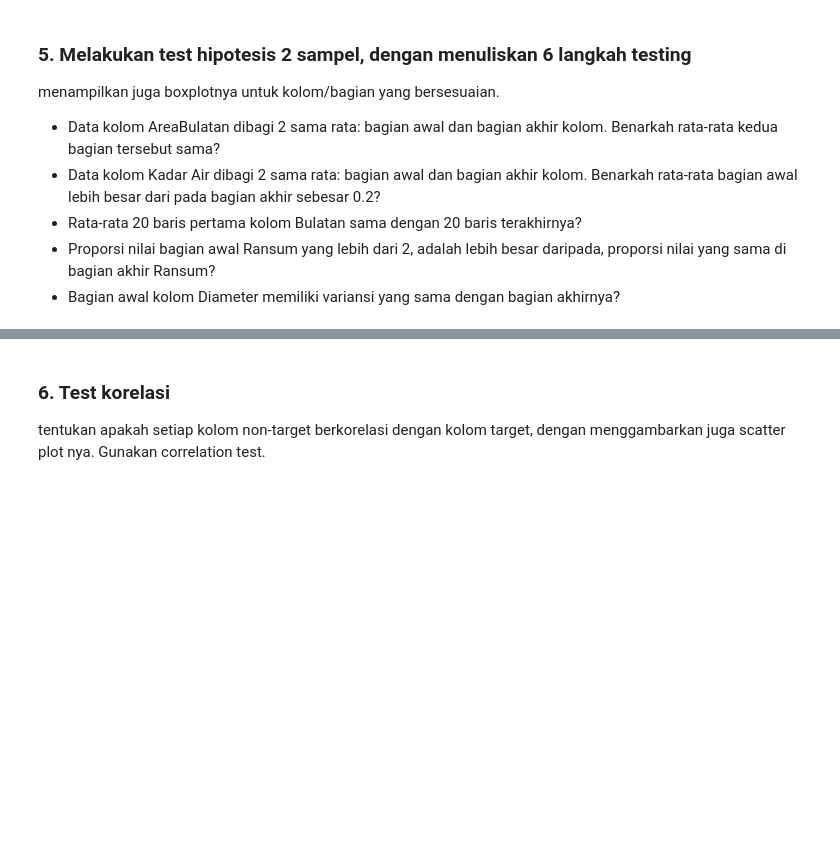
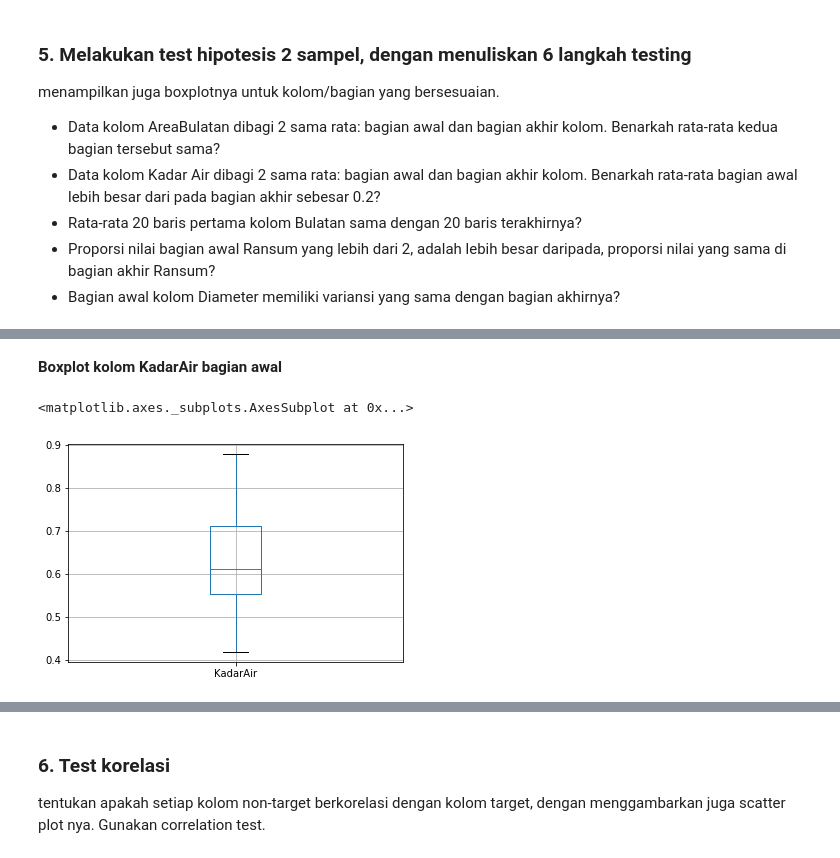
Before and after one commit to pratamaandiko/Tubes-Probstat, a Jupyter notebook: TubesProbstat.ipynb, the cells around one changed output, grey strips where cells are left out. Drawn from its saved outputs; the diff is of its cells as text; code cells hidden in the pictures; blank space fills up the shorter version.

```diff
--- a/TubesProbstat.ipynb
+++ b/TubesProbstat.ipynb
@@ -488,0 +468,26 @@ Diameter bagian akhir = 39.8282643880772
+# %%
+printMd("**Data kolom Kadar Air dibagi 2 sama rata: bagian awal dan bagian akhir kolom. Benarkah rata-rata bagian awal lebih besar dari pada bagian akhir sebesar 0.2?**")
+KadarAirAwal = gandum.iloc[:gandum['KadarAir'].count()//2,:]
+KadarAirAkhir = gandum.iloc[gandum['KadarAir'].count()//2:,:]
+printMd("#### 1. Hipotesis nol")
+printMd("$H_0 : \\mu_{KadarAirAwal} = \\mu_{KadarAirAkhir} + 0.2$")
+printMd("#### 2. Hipotesis alternatif")
+printMd("$H_0 : \\mu_{KadarAirAwal} \\neq \\mu_{KadarAirAkhir} + 0.2$ (two-tailed test)")
+printMd("#### 3. Tingkat signifikan $\\alpha $")
+printMd("$\\alpha$ = 0.05")
+printMd("#### 4. Uji statistik dan daerah kritis")
+printMd("Pada uji kali ini diasumsikan kolom KadarAir berdistribusi normal. Dan akan digunakan uji test $t$")
+printMd("Derajat kebebasan = $n_{KadarAirAwal} + n_{KadarAirAkhir} - 2 = 548$")
+printMd("Dengan derajat kebebasan tersebut dapat ditentukan nilai kritis menggunakan kalkulator dan didapat $t' < -1.964$ atau $t' > 1.964$")
+printMd("#### 5. Perhitungan nilai uji statistik dan $p-value$")
+printMd("**Diketahui**")
+printMd("$\\bar{X}_{KadarAirAwal} = "+ str(KadarAirAwal['KadarAir'].mean()) +  "$")
+printMd("$\\bar{X}_{KadarAirAkhir} = " + str(KadarAirAkhir['KadarAir'].mean()) +"$")
+printMd("$S^2_{KadarAirAwal} = "+ str(KadarAirAwal['KadarAir'].var()) +  "$")
+printMd("$S^2_{KadarAirAkhir} = " + str(KadarAirAkhir['KadarAir'].var()) +"$")
+printMd("$n_{KadarAirAwal} = 250,\\, n_{KadarAirAkhir} = 250$")
+printMd("$t' = \\Large\\frac{(\\bar{X}_{KadarAirAwal} - \\bar{X}_{KadarAirAkhir})-d_0}{\\sqrt{\\Large\\frac{S^2_{KadarAirAwal}}{\\Large n_{KadarAirAwal}} + \\Large\\frac{S^2_{KadarAirAkhir}}{\\Large n_{KadarAirAkhir}}}}$")
+printMd("dengan $d_0 = \\mu_{KadarAirAwal} - \\mu_{KadarAirAkhir} = 0$")
+printMd("didapat **t' = "+str(((0.63574344072 - 0.660999903076) - 0)/((0.009043200047076564/250) + (0.008482636662870604 /250))**0.5)+"**")
+printMd("#### 6. Kesimpulan")
+printMd("Nilai $t$ yang didapat kurang dari daerah kritis, $t < -1.964$. Sehingga **$H_0$ ditolak**")
@@ -488,0 +508,7 @@ Diameter bagian akhir = 39.8282643880772
+# %%
+printMd("**Boxplot kolom KadarAir bagian awal**")
+KadarAirAwal.boxplot(["KadarAir"])
+# %% [output]
+**Boxplot kolom KadarAir bagian awal**
+<matplotlib.axes._subplots.AxesSubplot at 0x...>
+[figure, added]
```
Also changed, not shown: parts of 25 cells of this notebook.
